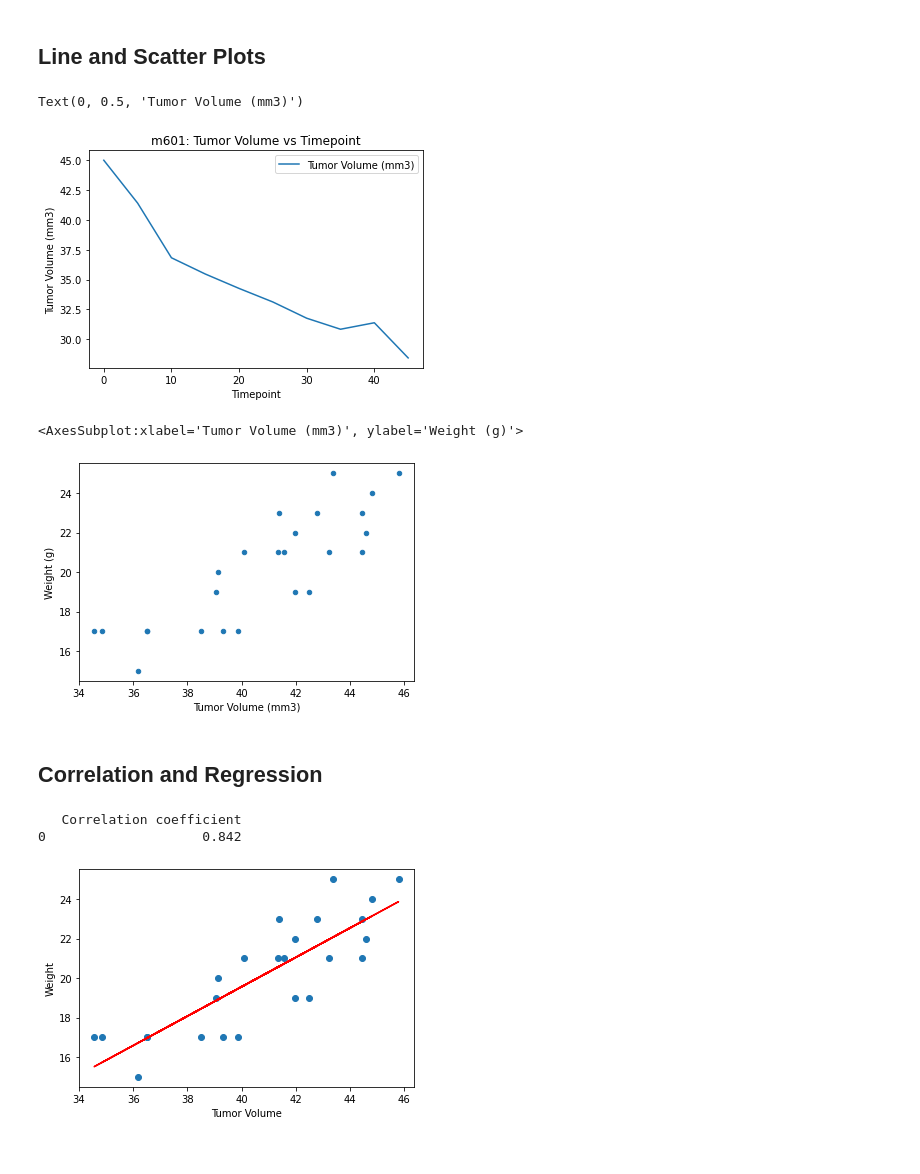
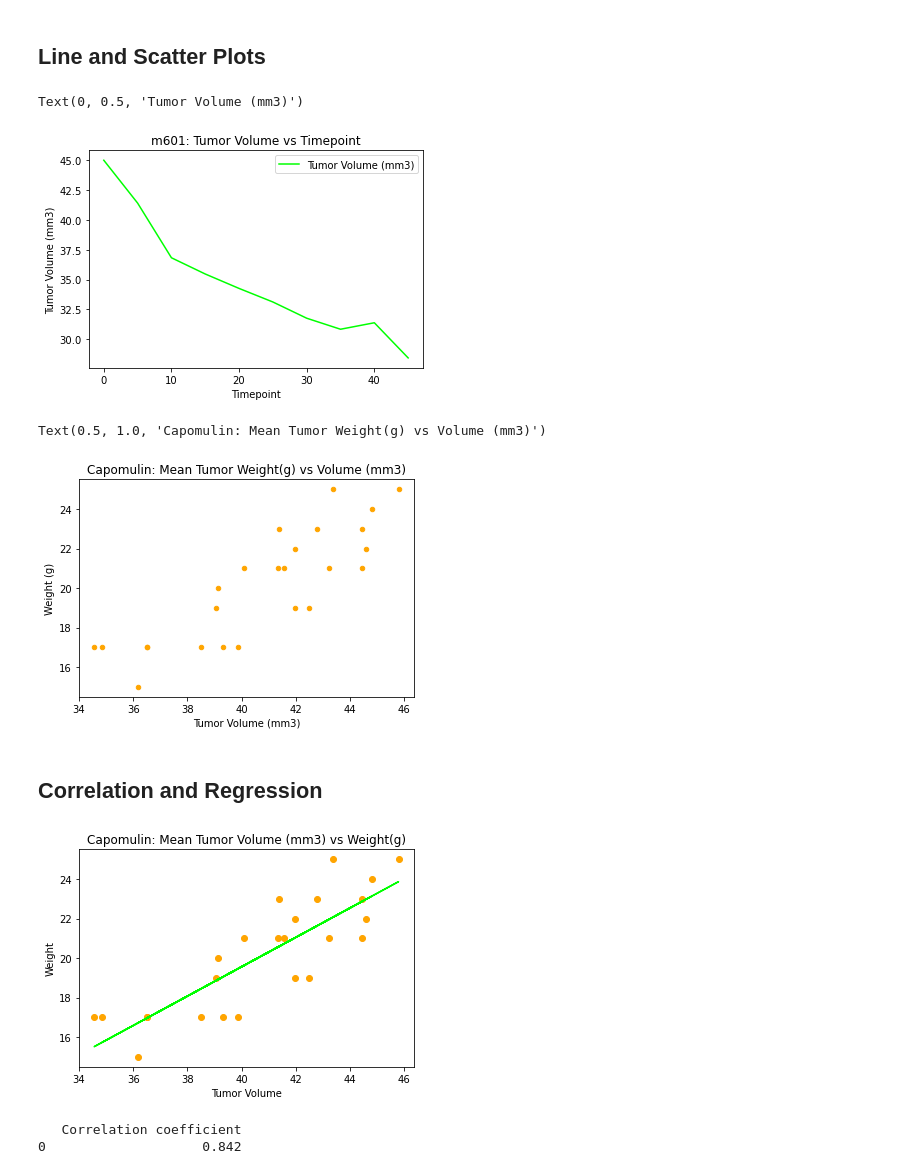
Before and after one commit to rutili/Matplotlib-Project, a Jupyter notebook: Pymaceuticals/pymaceuticals_starter.ipynb, the cells around one changed output. Drawn from its saved outputs; the diff is of its cells as text; code cells hidden in the pictures.

```diff
--- a/Pymaceuticals/pymaceuticals_starter.ipynb
+++ b/Pymaceuticals/pymaceuticals_starter.ipynb
@@ -232,52 +248,52 @@ plt.show()
 ## Line and Scatter Plots
 # %%
 # Generate a line plot of tumor volume vs. time point for a mouse treated with Capomulin
-
-
-Capomulin_mice_df = clean.loc[clean['Mouse ID'] == capomouse]
-#Capomulin_mice_df.head()
 
 capomouse = 'm601'
 
 Capomulin_mouse_df = clean.loc[clean['Mouse ID'] == capomouse]
-Capomulin_mouse_df.plot.line('Timepoint', 'Tumor Volume (mm3)')
+Capomulin_mouse_df.plot.line('Timepoint', 'Tumor Volume (mm3)', c='Lime')
 
 plt.title('m601: Tumor Volume vs Timepoint')
 plt.xlabel('Timepoint')
 plt.ylabel('Tumor Volume (mm3)')
 # %% [output]
 Text(0, 0.5, 'Tumor Volume (mm3)')
-[figure, old version]
+[figure, new version]
 # %%
 #Generate a scatter plot of average tumor volume vs. mouse weight for the Capomulin regimen
 capo = clean.loc[clean['Drug Regimen'] == 'Capomulin']
 mouse = capo.groupby('Mouse ID').mean()
-mouse.plot.scatter('Tumor Volume (mm3)', 'Weight (g)')
+mouse.plot.scatter('Tumor Volume (mm3)', 'Weight (g)', c='orange')
+plt.title('Capomulin: Mean Tumor Weight(g) vs Volume (mm3)')
 # %% [output]
-<AxesSubplot:xlabel='Tumor Volume (mm3)', ylabel='Weight (g)'>
+Text(0.5, 1.0, 'Capomulin: Mean Tumor Weight(g) vs Volume (mm3)')
-[figure, old version]
+[figure, new version]
 # %% [markdown]
 ## Correlation and Regression
 # %%
 # Calculate the correlation coefficient and linear regression model
 # for mouse weight and average tumor volume for the Capomulin regimen
 tmrvm = mouse['Tumor Volume (mm3)']
-wght = mouse["Weight (g)"]
-spc_r = st.pearsonr(tumor,weight)
+wght = mouse['Weight (g)']
+spc_r = st.pearsonr(tmrvm,wght)
 
 corr = pd.DataFrame({'Correlation coefficient':([round(spc_r[0],3)])})
-print(corr)
 
 x_values = mouse['Tumor Volume (mm3)']
 y_values = mouse['Weight (g)']
 (slope, intercept, rvalue, pvalue, stderr) = linregress(x_values, y_values)
 regress_values = x_values * slope + intercept
-plt.scatter(x_values,y_values)
-plt.plot(x_values,regress_values,"r-")
+plt.scatter(x_values,y_values,c='orange')
+plt.plot(x_values,regress_values,"r-", c='lime')
+
+plt.title('Capomulin: Mean Tumor Volume (mm3) vs Weight(g)')
 plt.xlabel('Tumor Volume')
 plt.ylabel('Weight')
 plt.show()
+
+print(corr)
 # %% [output]
+[figure, new version]
    Correlation coefficient
 0                    0.842
-[figure, old version]
```
Also changed, not shown: parts of 3 cells of this notebook.
